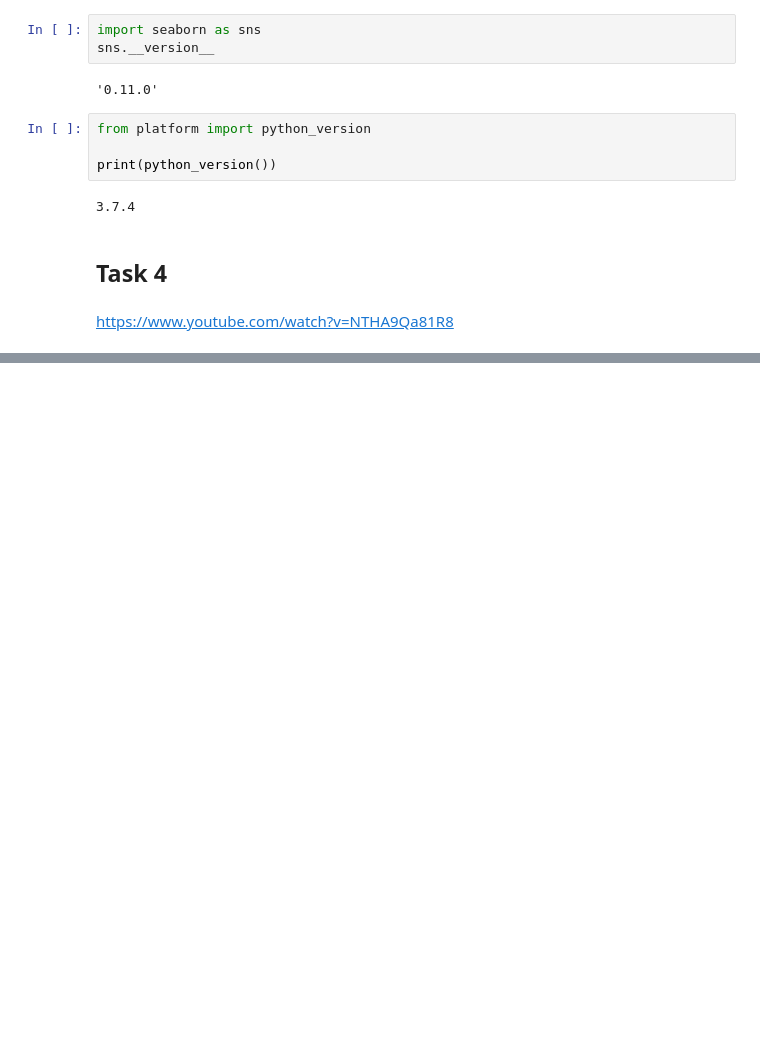
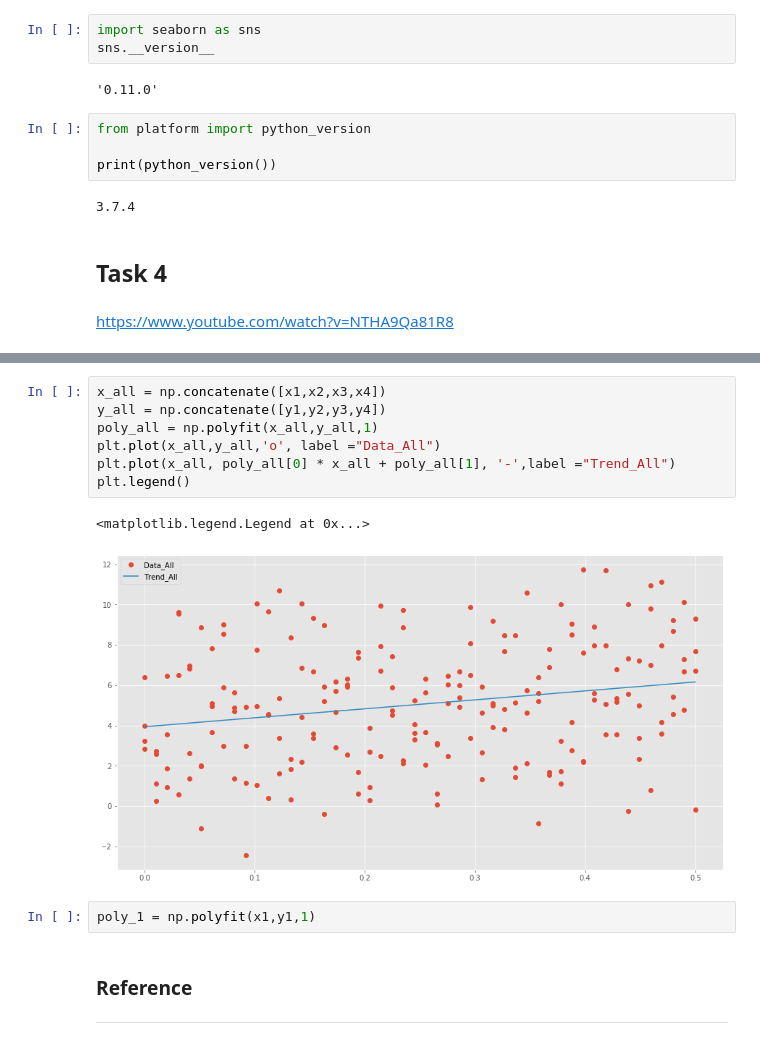
Before and after one commit to shaner1/Fundamentals_Task_20, a Jupyter notebook: Fundamentals_Task.ipynb, the cells around one changed output, grey strips where cells are left out. Cells and saved outputs as stored; diff of their text form; blank space fills up the shorter version.

```diff
--- a/Fundamentals_Task.ipynb
+++ b/Fundamentals_Task.ipynb
@@ -168,0 +226,15 @@ https://www.youtube.com/watch?v=NTHA9Qa81R8
+# %%
+x_all = np.concatenate([x1,x2,x3,x4])
+y_all = np.concatenate([y1,y2,y3,y4])
+poly_all = np.polyfit(x_all,y_all,1)
+plt.plot(x_all,y_all,'o', label ="Data_All")
+plt.plot(x_all, poly_all[0] * x_all + poly_all[1], '-',label ="Trend_All")
+plt.legend()
+# %% [output]
+<matplotlib.legend.Legend at 0x...>
+[figure, added]
+# %%
+poly_1 = np.polyfit(x1,y1,1)
+# %% [markdown]
+### Reference
+***
```
Also changed, not shown: parts of 5 cells of this notebook.
